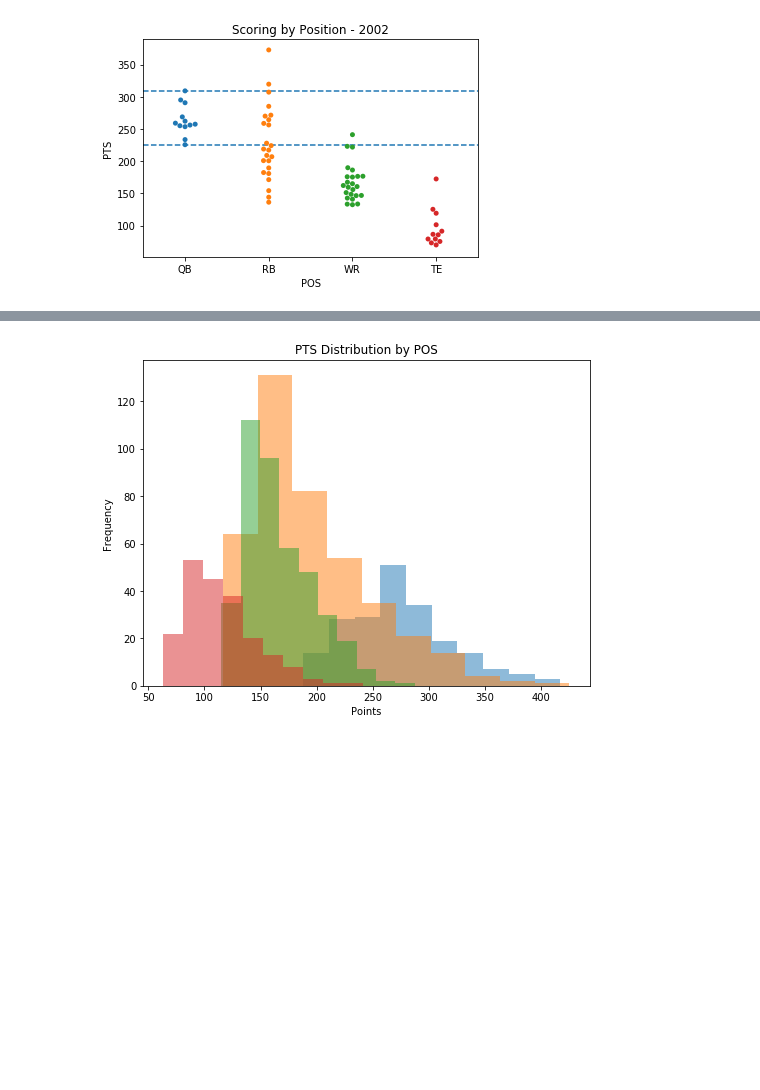
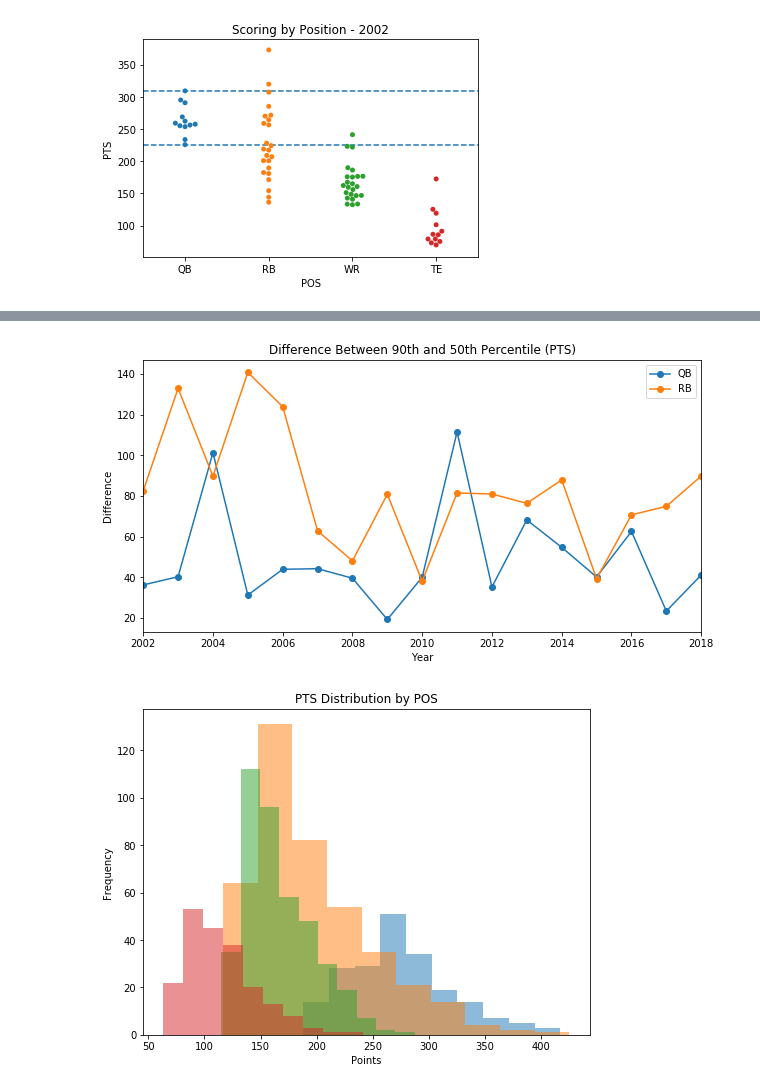
Before and after one commit to jlwalsh13/Capstone_1, a Jupyter notebook: fantasy_project.ipynb, the cells around one changed output, grey strips where cells are left out. Cells and saved outputs as stored; diff of their text form; code cells hidden in the pictures; blank space fills up the shorter version.

```diff
--- a/fantasy_project.ipynb
+++ b/fantasy_project.ipynb
@@ -238,3 +263,27 @@ plt.show()
+# %%
+QB_diff = []
+RB_diff = []
+WR_diff = []
+TE_diff = []
+
+for year in range(2002, 2019):
+    df = pts_percentiles[pts_percentiles.YEAR == year]
+    QB_diff.append(df.QB.loc[0] - df.QB.loc[1])
+    RB_diff.append(df.RB.loc[0] - df.RB.loc[1])
+    WR_diff.append(df.WR.loc[0] - df.WR.loc[1])
+    TE_diff.append(df.TE.loc[0] - df.TE.loc[1])
+
+data = {'QB': QB_diff, 'RB': RB_diff}
+pctl_diff = pd.DataFrame(data)
+pctl_diff.index = range(2002, 2019)
+
+pctl_diff.plot(figsize=(10,5), marker='o')
+plt.xlabel('Year')
+plt.ylabel('Difference')
+plt.title('Difference Between 90th and 50th Percentile (PTS)')
+plt.show()
+# %% [output]
+[figure, added]
 # %%
 plt.figure(figsize=(8,6))
 plt.hist(TOP[TOP.POS == 'QB'].PTS, alpha=.5)
```
Also changed, not shown: parts of 4 cells of this notebook.
